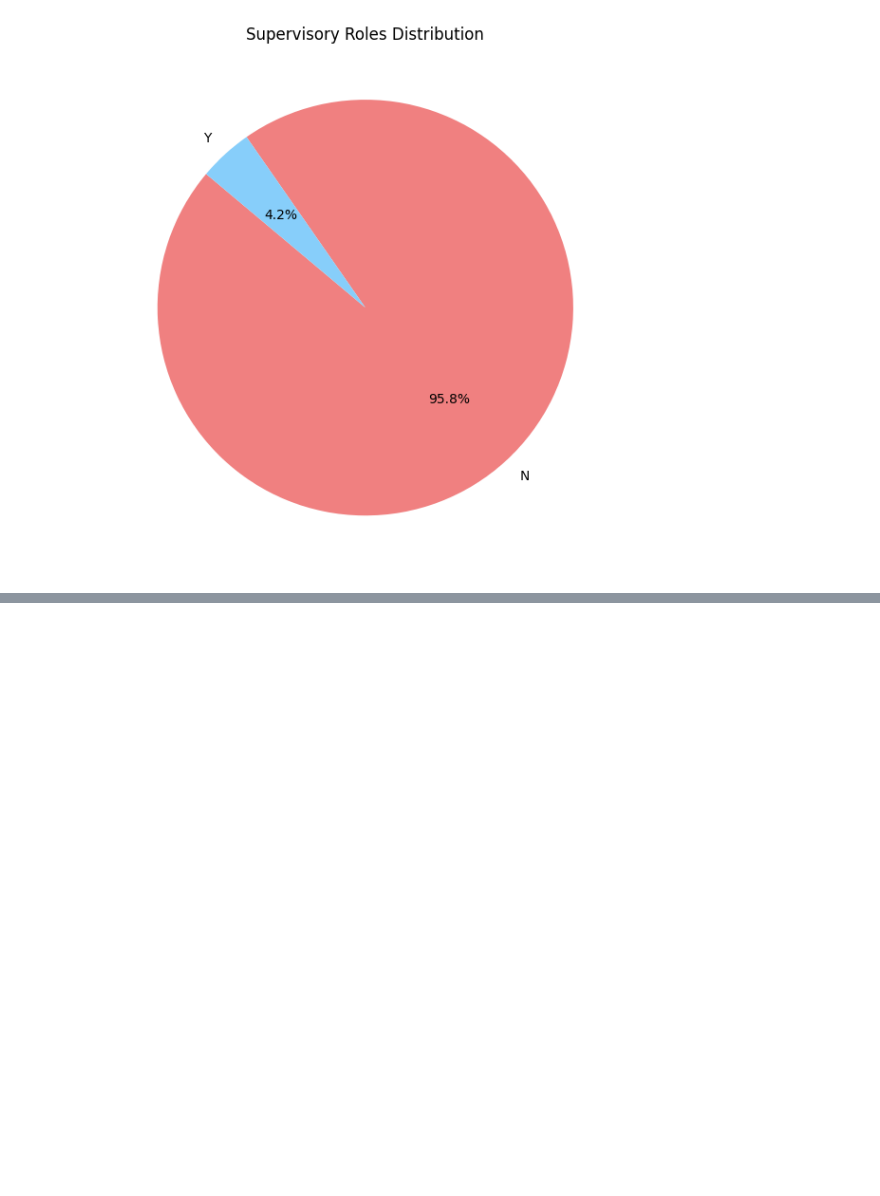
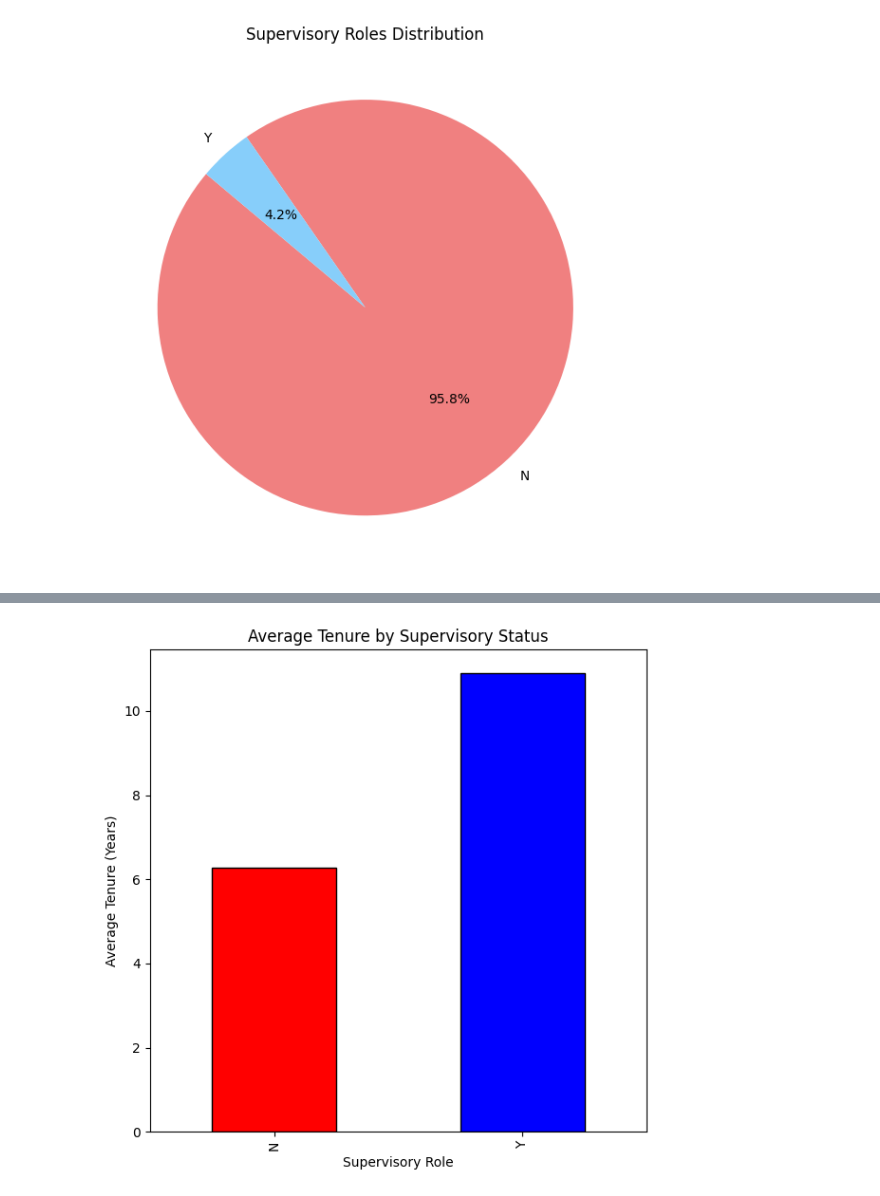
Before and after one commit to Alesandro-Rodriguez/ais-healthcare, a Jupyter notebook: Code/AisHealthcareAnalysis.ipynb, the cells around one changed output, grey strips where cells are left out. Saved outputs shown, nothing was run; the diff lists cells and outputs as text; code cells hidden in the pictures; blank space fills up the shorter version.

```diff
--- a/Code/AisHealthcareAnalysis.ipynb
+++ b/Code/AisHealthcareAnalysis.ipynb
@@ -285,0 +328,14 @@ df
+# %%
+# Calculate average tenure by supervisory status
+avg_tenure_by_supervisory = df.groupby('EmpPositionIsSuper')['Tenure'].mean()
+
+# Plot average tenure by supervisory status
+plt.figure(figsize=(6, 6))
+avg_tenure_by_supervisory.plot(kind='bar', color=['red', 'blue'], edgecolor='black')
+plt.title('Average Tenure by Supervisory Status')
+plt.xlabel('Supervisory Role')
+plt.ylabel('Average Tenure (Years)')
+plt.tight_layout()
+plt.show()
+# %% [output]
+[figure, added]
```
Also changed, not shown: parts of 9 cells of this notebook.
